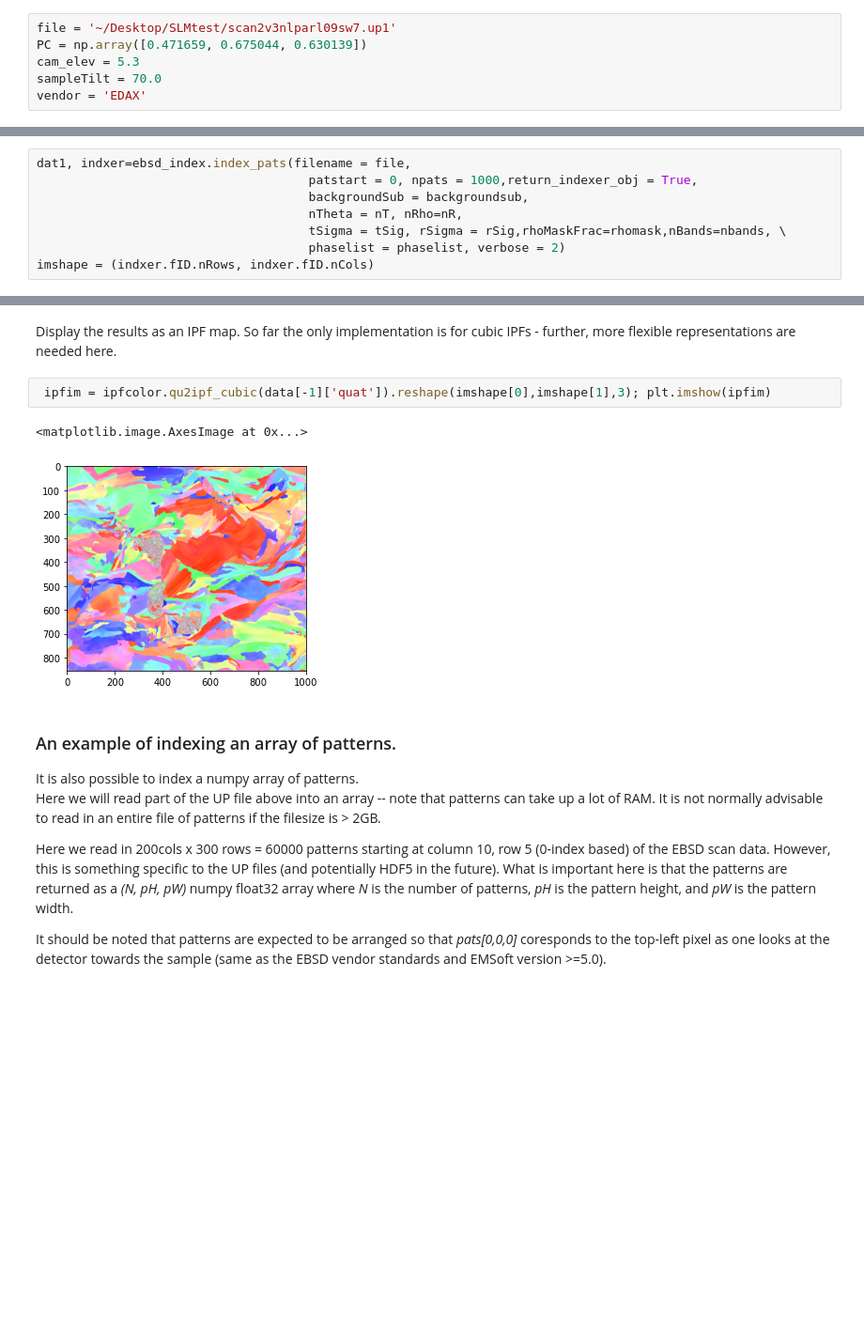
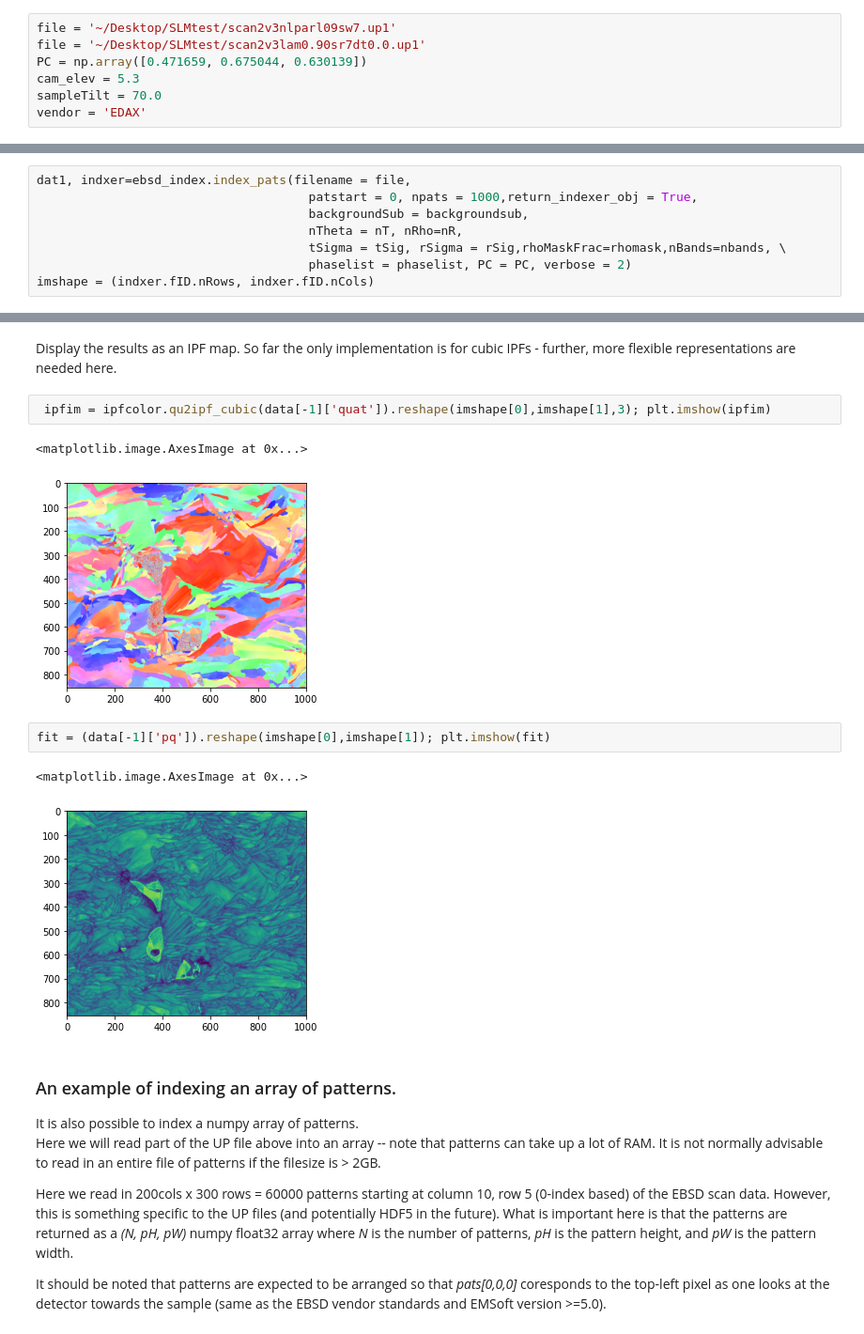
Before and after one commit to USNavalResearchLaboratory/PyEBSDIndex, a Jupyter notebook: src/ebsd_index_demo.ipynb, the cells around one changed output, grey strips where cells are left out. Shown: that part at 94% size. Drawn from its saved outputs; the diff is of its cells as text; blank space fills up the shorter version.

```diff
--- a/src/ebsd_index_demo.ipynb
+++ b/src/ebsd_index_demo.ipynb
@@ -13,6 +13,7 @@ Currently the only types of files that can be indexed are the EDAX UP1/2 files.
 Define the environmental conditions of the data collection
 # %%
 file = '~/Desktop/SLMtest/scan2v3nlparl09sw7.up1'
+file = '~/Desktop/SLMtest/scan2v3lam0.90sr7dt0.0.up1'
 PC = np.array([0.471659, 0.675044, 0.630139])
 cam_elev = 5.3
 sampleTilt = 70.0
@@ -40,6 +41,6 @@ dat1, indxer=ebsd_index.index_pats(filename = file,
                                      backgroundSub = backgroundsub,
                                      nTheta = nT, nRho=nR,
                                      tSigma = tSig, rSigma = rSig,rhoMaskFrac=rhomask,nBands=nbands, \
-                                     phaselist = phaselist, verbose = 2)
+                                     phaselist = phaselist, PC = PC, verbose = 2)
 imshape = (indxer.fID.nRows, indxer.fID.nCols)
 # %% [output]
@@ -67,7 +68,12 @@ Display the results as an IPF map.  So far the only implementation is for cubic
  ipfim = ipfcolor.qu2ipf_cubic(data[-1]['quat']).reshape(imshape[0],imshape[1],3); plt.imshow(ipfim)
 # %% [output]
 <matplotlib.image.AxesImage at 0x...>
-[figure, old version]
+[figure, new version]
+# %%
+fit = (data[-1]['pq']).reshape(imshape[0],imshape[1]); plt.imshow(fit)
+# %% [output]
+<matplotlib.image.AxesImage at 0x...>
+[figure, added]
 # %% [markdown]
 ### An example of indexing an array of patterns.
 
```
Also changed, not shown: parts of 8 cells of this notebook, 4 other files.
